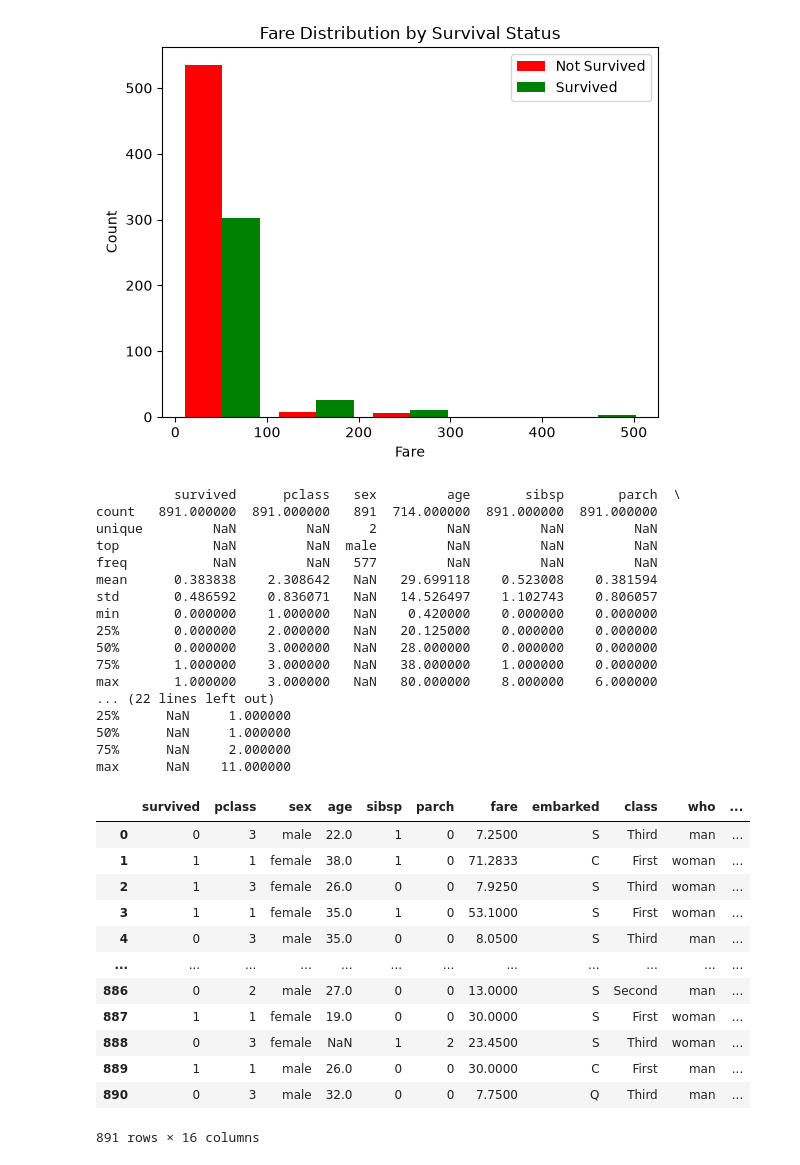
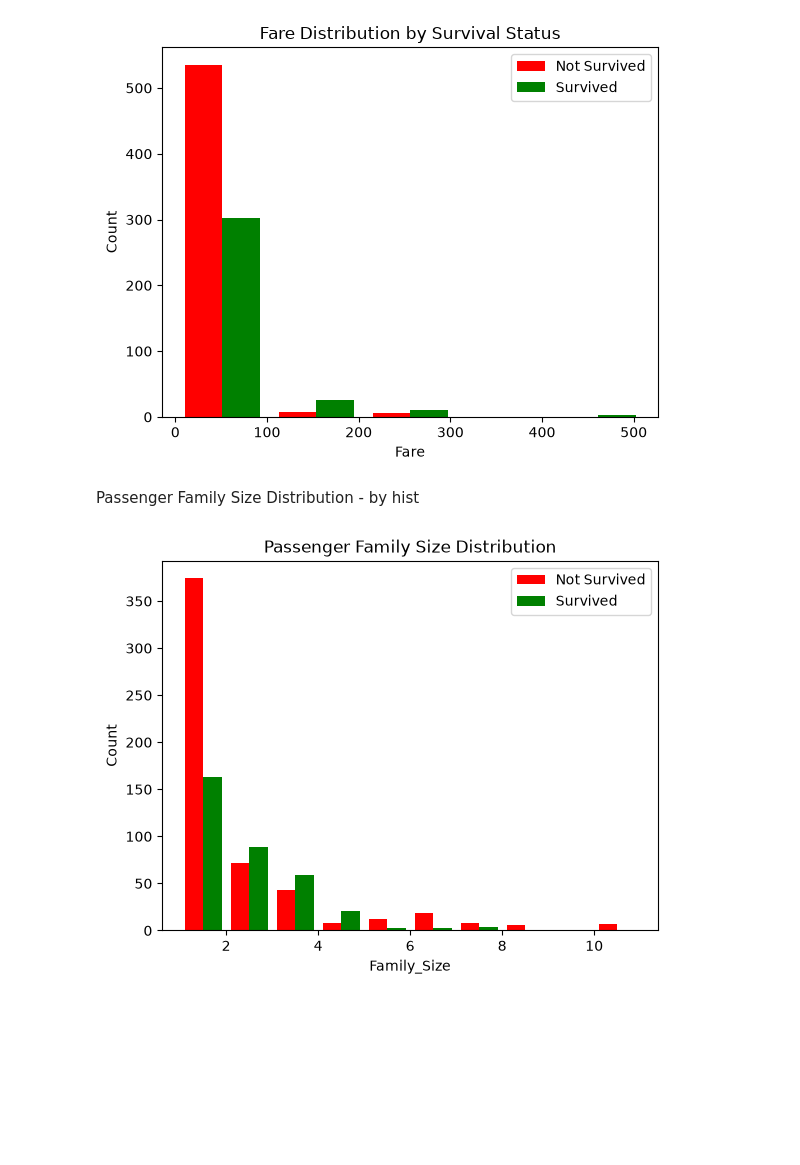
Before and after one commit to marandiohooman-star/Titanic-People-Data-Analysis, a Jupyter notebook: Titanic People Data Analysis.ipynb, the cells around one changed output. Cells and saved outputs as stored; diff of their text form; code cells hidden in the pictures; blank space fills up the shorter version.

```diff
--- a/Titanic People Data Analysis.ipynb
+++ b/Titanic People Data Analysis.ipynb
@@ -357,37 +361,14 @@ plt.legend()
 plt.show()
 # %% [output]
 [figure]
-# %%
-print(df.describe(include = "all"))
-df
-# %% [output]
-          survived      pclass   sex         age       sibsp       parch  \
-count   891.000000  891.000000   891  714.000000  891.000000  891.000000
-unique         NaN         NaN     2         NaN         NaN         NaN
-top            NaN         NaN  male         NaN         NaN         NaN
-freq           NaN         NaN   577         NaN         NaN         NaN
-mean      0.383838    2.308642   NaN   29.699118    0.523008    0.381594
-std       0.486592    0.836071   NaN   14.526497    1.102743    0.806057
-min       0.000000    1.000000   NaN    0.420000    0.000000    0.000000
-25%       0.000000    2.000000   NaN   20.125000    0.000000    0.000000
-50%       0.000000    3.000000   NaN   28.000000    0.000000    0.000000
-75%       1.000000    3.000000   NaN   38.000000    1.000000    0.000000
-max       1.000000    3.000000   NaN   80.000000    8.000000    6.000000
-... (22 lines left out)
-25%      NaN     1.000000
-50%      NaN     1.000000
-75%      NaN     2.000000
-max      NaN    11.000000
-|  | survived | pclass | sex | age | sibsp | parch | fare | embarked | class | who | ... |
-| 0 | 0 | 3 | male | 22.0 | 1 | 0 | 7.2500 | S | Third | man | ... |
-| 1 | 1 | 1 | female | 38.0 | 1 | 0 | 71.2833 | C | First | woman | ... |
-| 2 | 1 | 3 | female | 26.0 | 0 | 0 | 7.9250 | S | Third | woman | ... |
-| 3 | 1 | 1 | female | 35.0 | 1 | 0 | 53.1000 | S | First | woman | ... |
-| 4 | 0 | 3 | male | 35.0 | 0 | 0 | 8.0500 | S | Third | man | ... |
-| ... | ... | ... | ... | ... | ... | ... | ... | ... | ... | ... | ... |
-| 886 | 0 | 2 | male | 27.0 | 0 | 0 | 13.0000 | S | Second | man | ... |
-| 887 | 1 | 1 | female | 19.0 | 0 | 0 | 30.0000 | S | First | woman | ... |
-| 888 | 0 | 3 | female | NaN | 1 | 2 | 23.4500 | S | Third | woman | ... |
-| 889 | 1 | 1 | male | 26.0 | 0 | 0 | 30.0000 | C | First | man | ... |
-| 890 | 0 | 3 | male | 32.0 | 0 | 0 | 7.7500 | Q | Third | man | ... |
-891 rows × 16 columns
+# %% [markdown]
+Passenger Family Size Distribution - by hist
+# %%
+plt.hist([df[df["survived"] == 0]["family_size"] , df[df["survived"] == 1]["family_size"]] , label = ["Not Survived", "Survived"] , color = ["red" , "green"])
+plt.title("Passenger Family Size Distribution")
+plt.xlabel("Family_Size")
+plt.ylabel("Count")
+plt.legend()
+plt.show()
+# %% [output]
+[figure, added]
```
Also changed, not shown: parts of 13 cells of this notebook.
